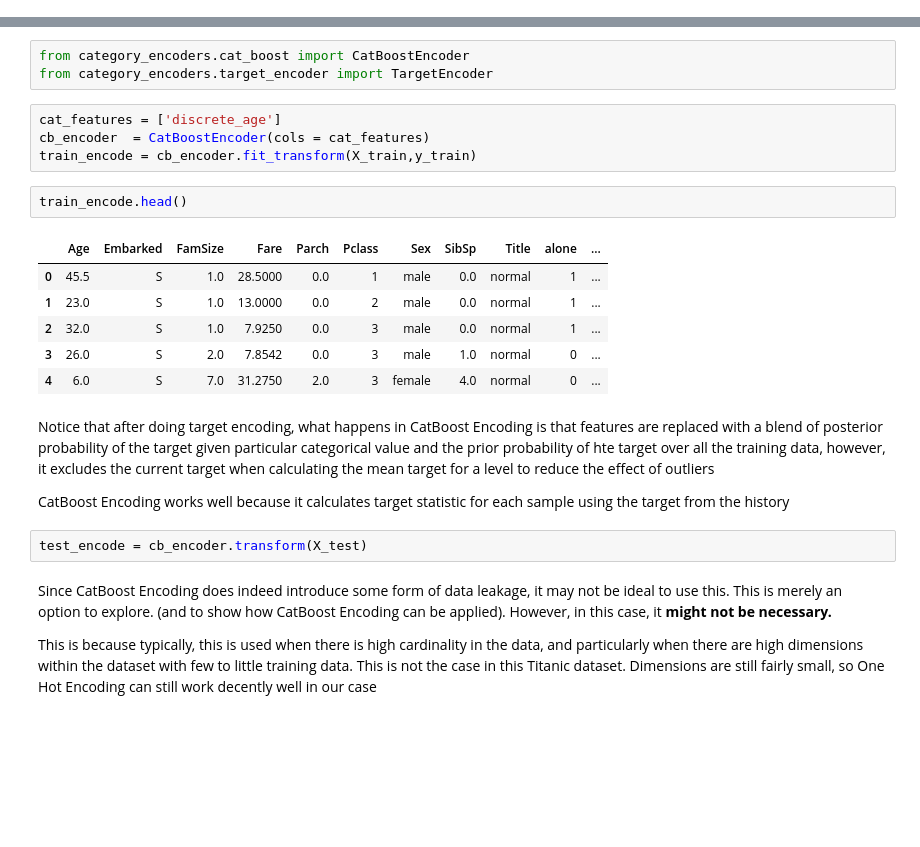
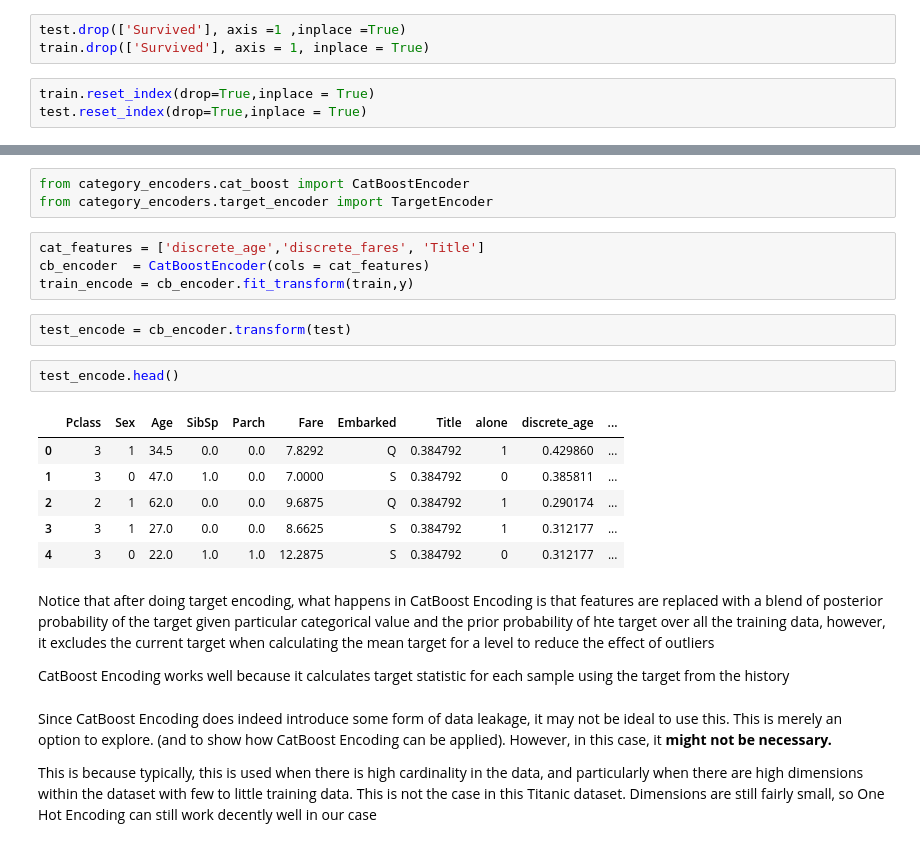
Before and after one commit to lovelydinner/Kaggle-Titanic, a Jupyter notebook: Titanic Dataset.ipynb, the cells around one changed output, grey strips where cells are left out. Cells and saved outputs as stored; diff of their text form; blank space fills up the shorter version.

```diff
--- a/Titanic Dataset.ipynb
+++ b/Titanic Dataset.ipynb
@@ -345,0 +435,6 @@ y_test.reset_index(drop=True,inplace = True)
+# %%
+test.drop(['Survived'], axis =1 ,inplace =True)
+train.drop(['Survived'], axis = 1, inplace = True)
+# %%
+train.reset_index(drop=True,inplace = True)
+test.reset_index(drop=True,inplace = True)
@@ -351,24 +498,24 @@ Target Encoding helps to reduce cardinality - particularly if we were to utilize
 from category_encoders.cat_boost import CatBoostEncoder
 from category_encoders.target_encoder import TargetEncoder
 # %%
-cat_features = ['discrete_age']
+cat_features = ['discrete_age','discrete_fares', 'Title']
 cb_encoder  = CatBoostEncoder(cols = cat_features)
-train_encode = cb_encoder.fit_transform(X_train,y_train)
+train_encode = cb_encoder.fit_transform(train,y)
+# %%
+test_encode = cb_encoder.transform(test)
 # %%
-train_encode.head()
+test_encode.head()
 # %% [output]
-|  | Age | Embarked | FamSize | Fare | Parch | Pclass | Sex | SibSp | Title | alone | ... |
-| 0 | 45.5 | S | 1.0 | 28.5000 | 0.0 | 1 | male | 0.0 | normal | 1 | ... |
-| 1 | 23.0 | S | 1.0 | 13.0000 | 0.0 | 2 | male | 0.0 | normal | 1 | ... |
-| 2 | 32.0 | S | 1.0 | 7.9250 | 0.0 | 3 | male | 0.0 | normal | 1 | ... |
-| 3 | 26.0 | S | 2.0 | 7.8542 | 0.0 | 3 | male | 1.0 | normal | 0 | ... |
-| 4 | 6.0 | S | 7.0 | 31.2750 | 2.0 | 3 | female | 4.0 | normal | 0 | ... |
+|  | Pclass | Sex | Age | SibSp | Parch | Fare | Embarked | Title | alone | discrete_age | ... |
+| 0 | 3 | 1 | 34.5 | 0.0 | 0.0 | 7.8292 | Q | 0.384792 | 1 | 0.429860 | ... |
+| 1 | 3 | 0 | 47.0 | 1.0 | 0.0 | 7.0000 | S | 0.384792 | 0 | 0.385811 | ... |
+| 2 | 2 | 1 | 62.0 | 0.0 | 0.0 | 9.6875 | Q | 0.384792 | 1 | 0.290174 | ... |
+| 3 | 3 | 1 | 27.0 | 0.0 | 0.0 | 8.6625 | S | 0.384792 | 1 | 0.312177 | ... |
+| 4 | 3 | 0 | 22.0 | 1.0 | 1.0 | 12.2875 | S | 0.384792 | 0 | 0.312177 | ... |
 # %% [markdown]
 Notice that after doing target encoding, what happens in CatBoost Encoding is that features are replaced with a blend of posterior probability of the target given particular categorical value and the prior probability of hte target over all the training data, however, it excludes the current target when calculating the mean target for a level to reduce the effect of outliers
 
 CatBoost Encoding works well because it calculates target statistic for each sample using the target from the history
-# %%
-test_encode = cb_encoder.transform(X_test)
 # %% [markdown]
 Since CatBoost Encoding does indeed introduce some form of data leakage, it may not be ideal to use this. This is merely an option to explore. (and to show how CatBoost Encoding can be applied). However, in this case, it **might not be necessary.**
 
```
Also changed, not shown: parts of 141 cells of this notebook, 3 other files.
